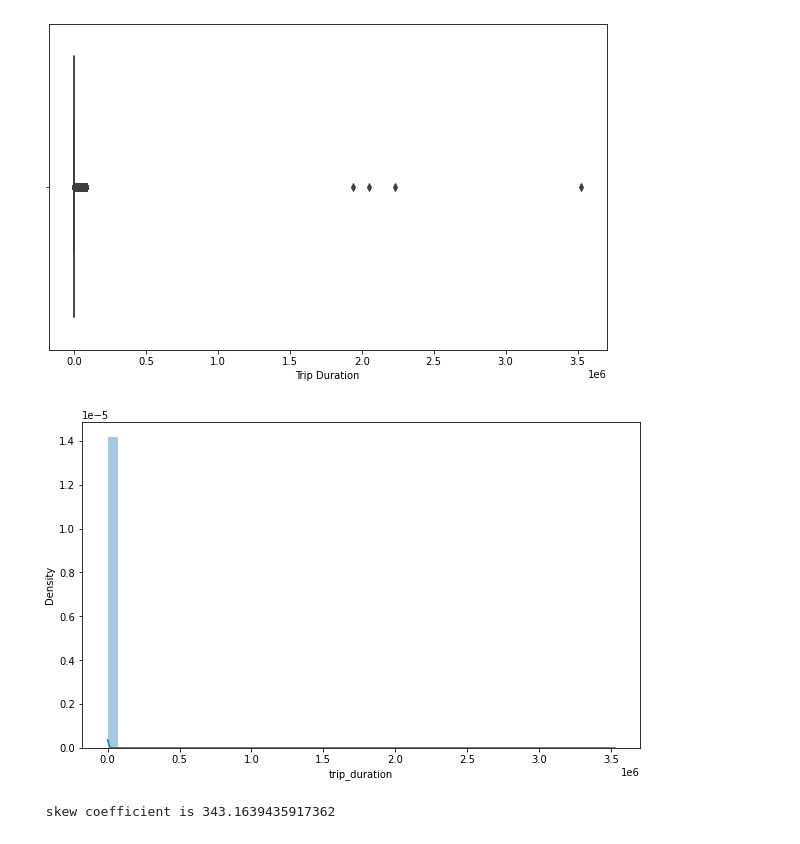
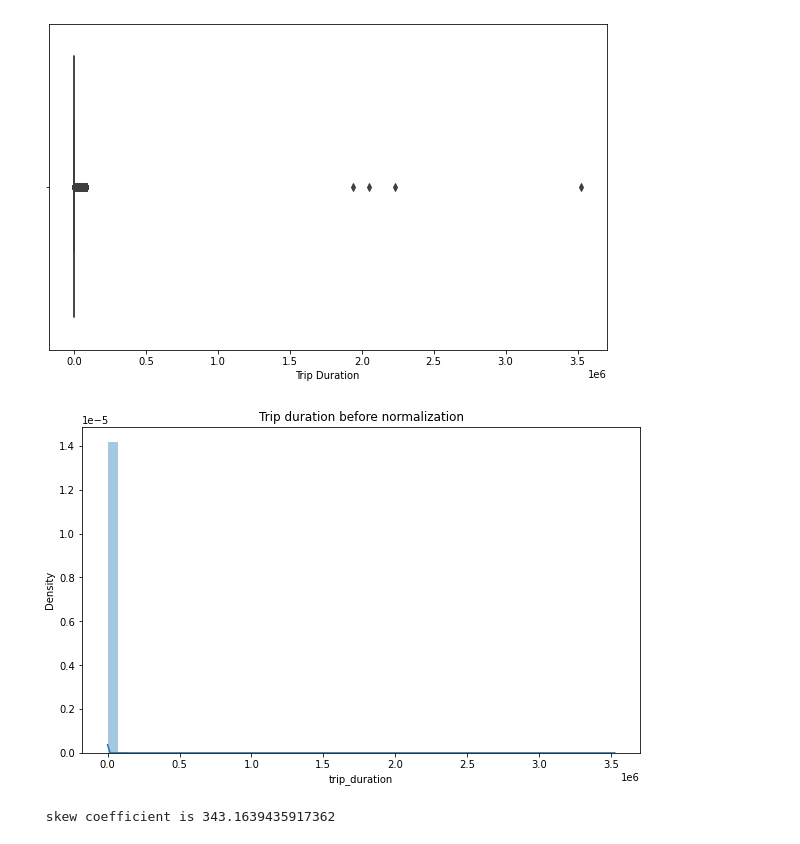
Before and after one commit to Kunaltembhare003/NYC-taxi-trip-time-Prediction, a Jupyter notebook: NYC_Taxi_Trip_Time_Prediction_Capstone_Project.ipynb, the cells around one changed output. Cells and saved outputs as stored; diff of their text form; code cells hidden in the pictures.

```diff
--- a/NYC_Taxi_Trip_Time_Prediction_Capstone_Project.ipynb
+++ b/NYC_Taxi_Trip_Time_Prediction_Capstone_Project.ipynb
@@ -278,9 +278,10 @@ plt.show()
 # %%
 #to check skewness of data
 sns.distplot(data['trip_duration'],norm_hist=True)
+plt.title("Trip duration before normalization")
 plt.show()
 # %% [output]
-[figure, old version]
+[figure, new version]
 # %%
 print(f" skew coefficient is {data['trip_duration'].skew()}")
 # %% [output]
```
Also changed, not shown: parts of 51 cells of this notebook.
